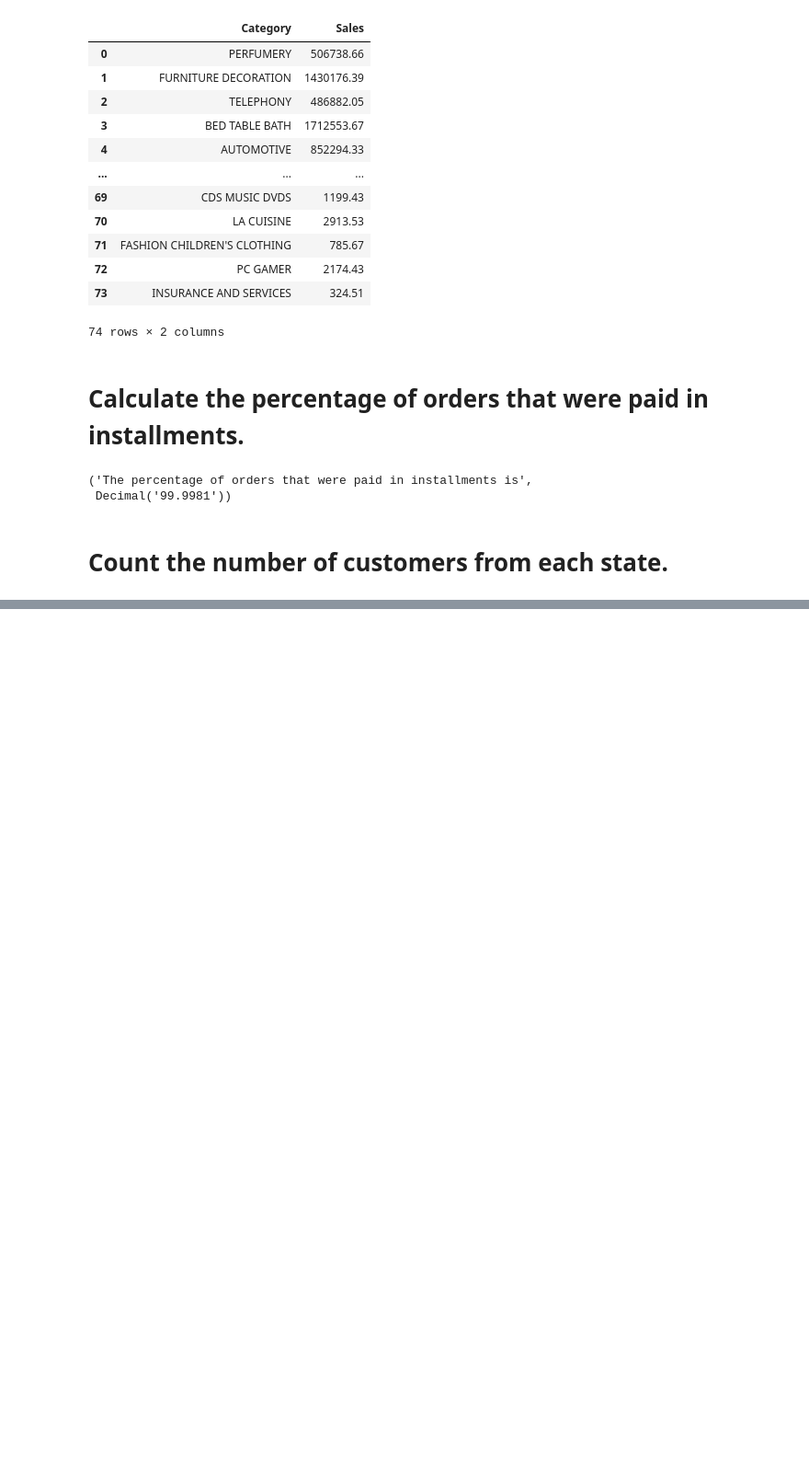
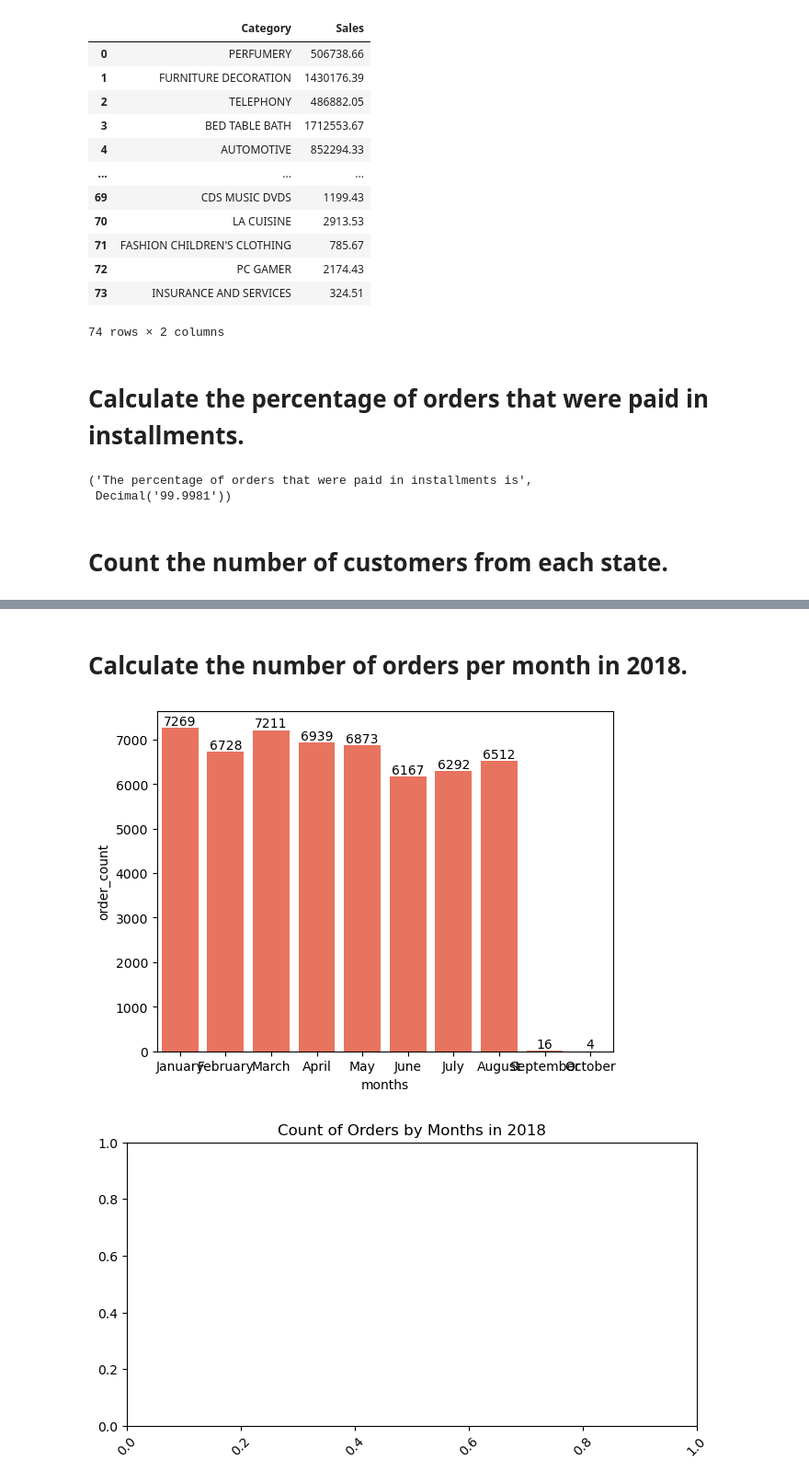
Before and after one commit to mahabubalam-gbs/SQL-Python-Ecommerce-Project, a Jupyter notebook: Ecommerce_Project.ipynb, the cells around one changed output, grey strips where cells are left out. Shown at 92% size. Drawn from its saved outputs; the diff is of its cells as text; code cells hidden in the pictures; blank space fills up the shorter version.

```diff
--- a/Ecommerce_Project.ipynb
+++ b/Ecommerce_Project.ipynb
@@ -207,0 +211,22 @@ plt.show()
+# %% [markdown]
+# Calculate the number of orders per month in 2018.
+# %%
+query = """ SELECT monthname(order_purchase_timestamp) AS months, COUNT(order_id) AS order_count FROM orders WHERE YEAR(order_purchase_timestamp) = 2018
+GROUP BY months;
+"""
+
+cur.execute(query)
+
+data = cur.fetchall()
+
+df = pd.DataFrame(data, columns = ["months", "order_count"])
+months_list = ["January", "February", "March", "April", "May", "June", "July", "August", "September", "October"]
+
+ax = sns.barplot(x = df["months"], y = df["order_count"], data = df, order = months_list, color = "tomato" )
+plt.xticks(rotation = 45)
+ax.bar_label(ax.containers[0])
+plt.title("Count of Orders by Months in 2018")
+plt.show()
+# %% [output]
+[figure, added]
+[figure, added]
```
Also changed, not shown: parts of 1 cell of this notebook.
